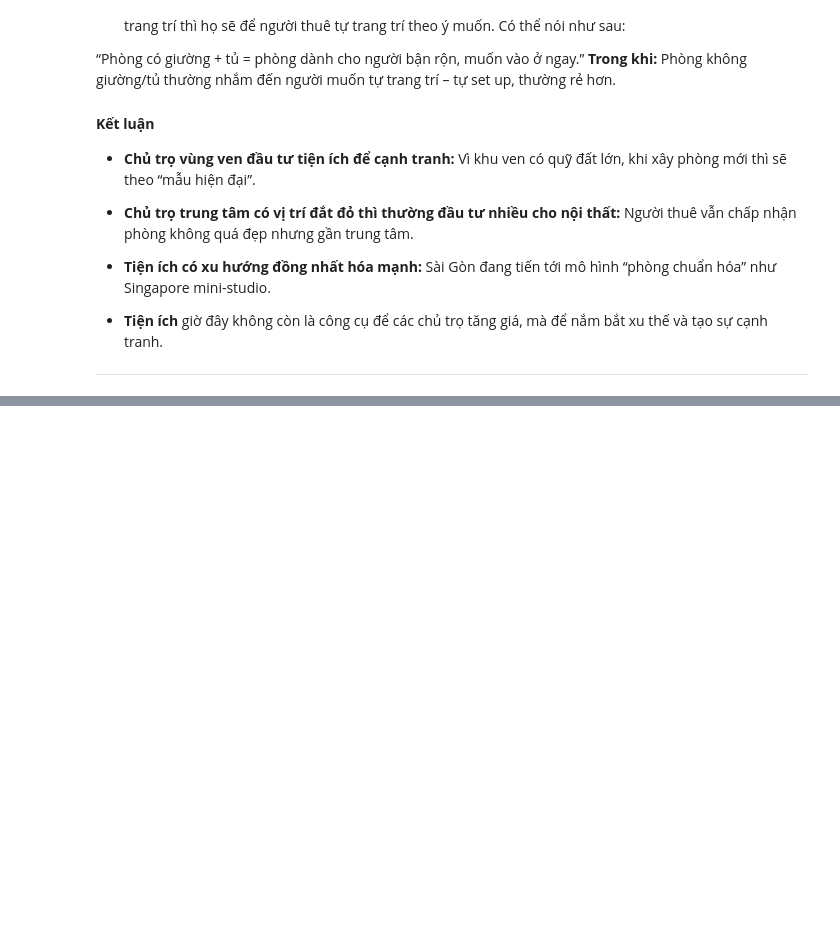
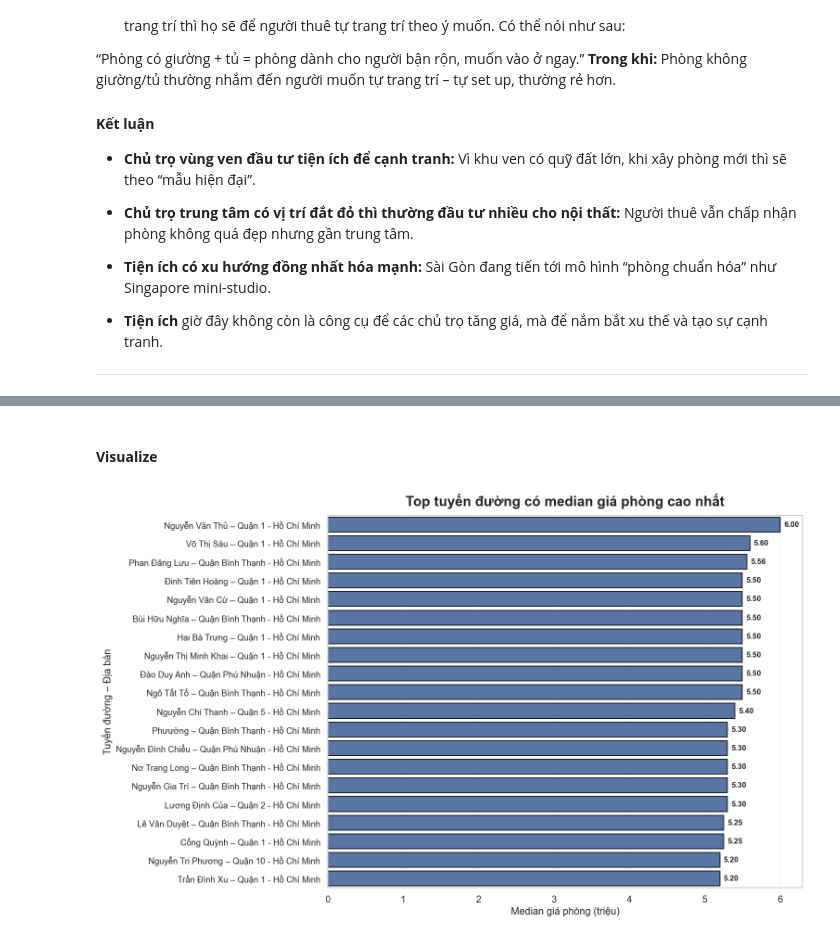
Before and after one commit to HungHiHung10/Intro2DS, a Jupyter notebook: notebooks/relationships_correlations.ipynb, the cells around one changed output, grey strips where cells are left out. Saved outputs shown, nothing was run; the diff lists cells and outputs as text; code cells hidden in the pictures; blank space fills up the shorter version.

```diff
--- a/notebooks/relationships_correlations.ipynb
+++ b/notebooks/relationships_correlations.ipynb
@@ -1042,0 +1135,45 @@ Cột `date` không xuất hiện trong phân tích này:
+# %% [markdown]
+#### **Visualize**
+# %%
+top_n = 20
+top_pairs = price_by_address_street.head(top_n).copy()
+
+# Tạo nhãn gộp: "Đường – Quận"
+top_pairs["label"] = top_pairs[street_col] + " – " + top_pairs[district_col]
+
+plt.figure(figsize=(13, 8))
+
+ax = sns.barplot(
+    data=top_pairs,
+    x="median_price",
+    y="label",
+    color="#4C72B0",
+    edgecolor="black"              # thêm viền để dễ nhìn
+)
+
+plt.title("Top tuyến đường có median giá phòng cao nhất", fontsize=18, weight="bold", pad=12)
+plt.xlabel("Median giá phòng (triệu)", fontsize=13)
+plt.ylabel("Tuyến đường – Địa bàn", fontsize=13)
+
+plt.grid(axis="x", linestyle="--", alpha=0.35)
+
+# Tăng spacing giữa các bar
+ax.set_yticklabels(ax.get_yticklabels(), fontsize=11)
+
+# Hiển thị giá trị (format đẹp) ngay bên phải mỗi bar
+for i, bar in enumerate(ax.patches):
+    width = bar.get_width()
+    ax.text(
+        width + 0.05,
+        bar.get_y() + bar.get_height() / 2,
+        f"{width:,.2f}",          # format 1,234,567.89
+        va="center",
+        ha="left",
+        fontsize=10,
+        weight="bold"
+    )
+
+plt.tight_layout()
+plt.show()
+# %% [output]
+[figure, added]
```
Also changed, not shown: parts of 29 cells of this notebook.
